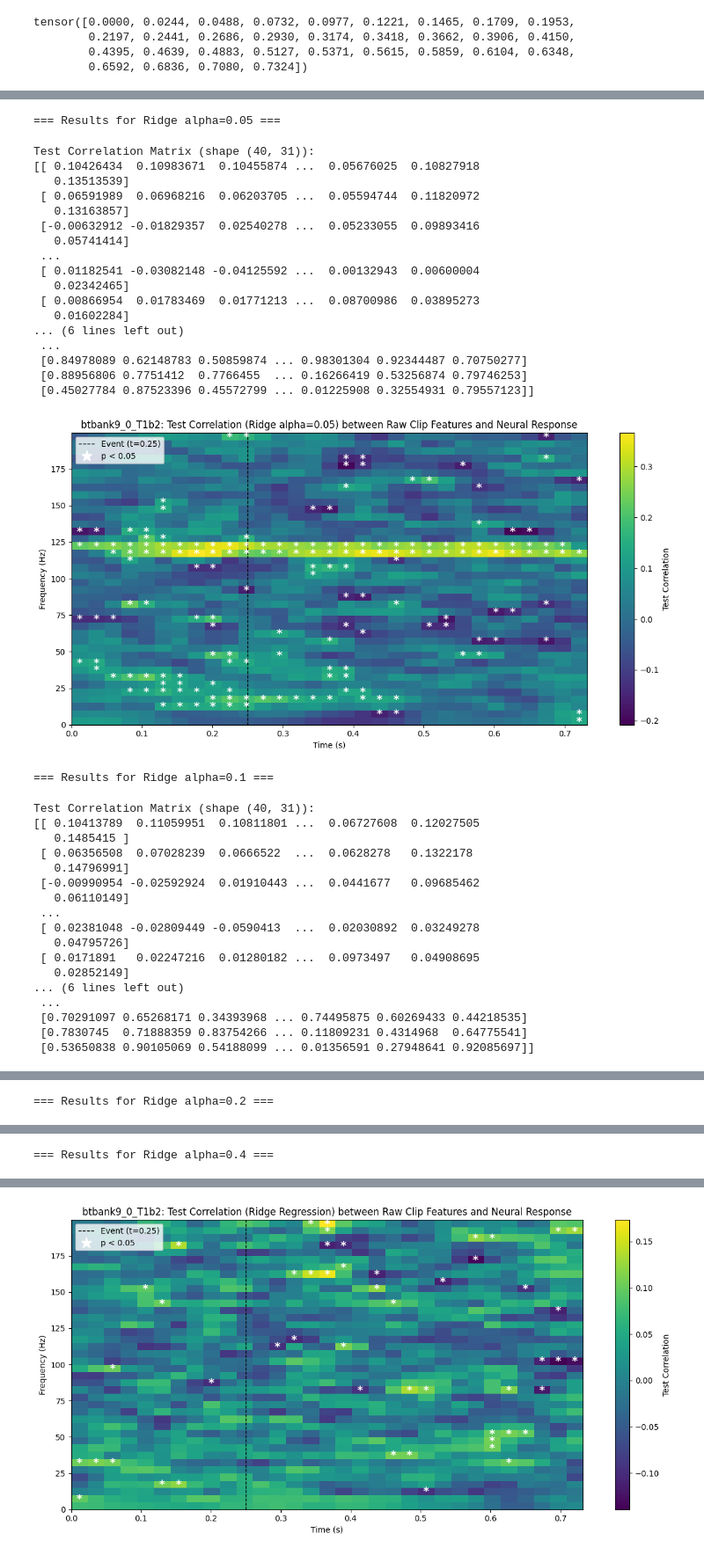
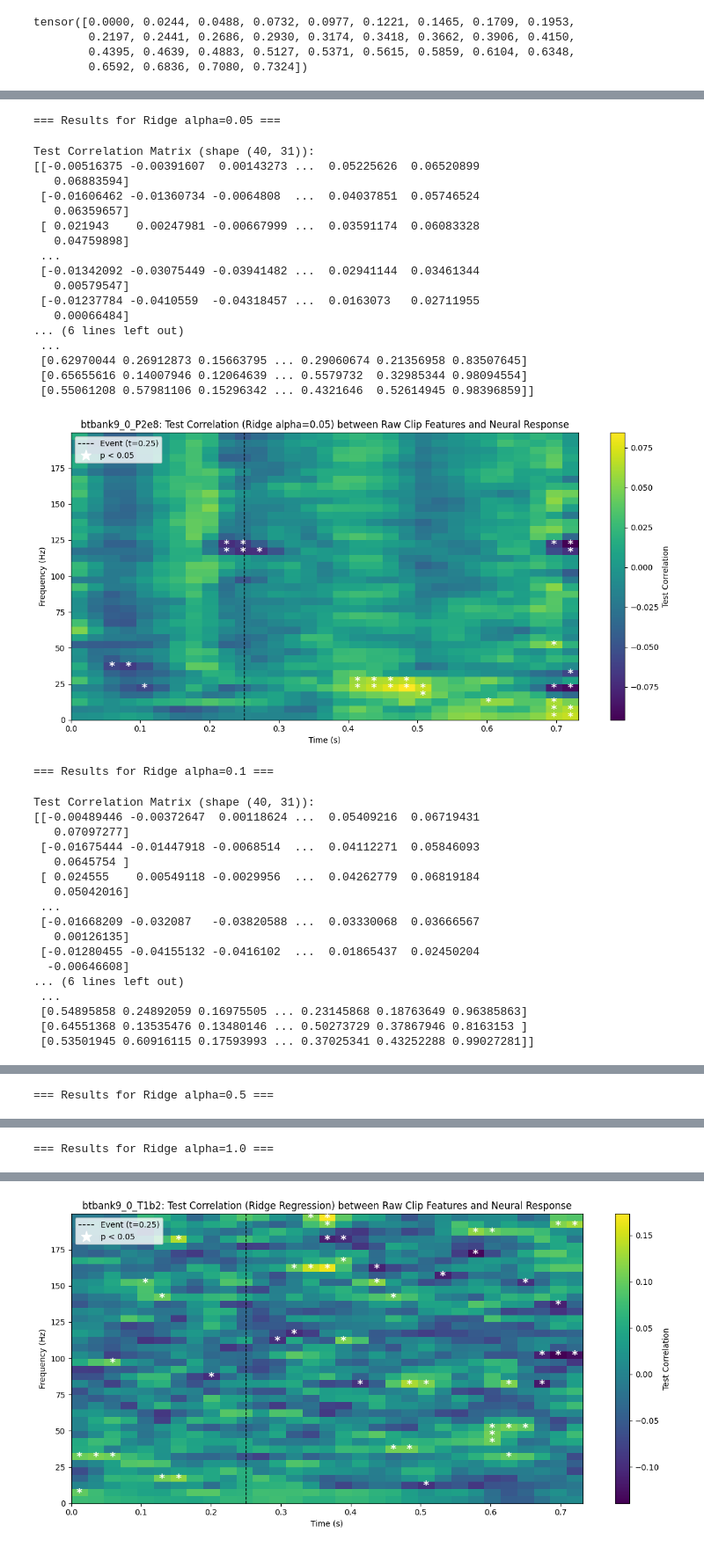
Before and after one commit to azaho/bfm, a Jupyter notebook: analyses/inimai/clip_neural_regr.ipynb, the cells around one changed output, grey strips where cells are left out. Shown at 88% size. Saved outputs shown, nothing was run; the diff lists cells and outputs as text; code cells hidden in the pictures.

```diff
--- a/analyses/inimai/clip_neural_regr.ipynb
+++ b/analyses/inimai/clip_neural_regr.ipynb
@@ -153,7 +153,7 @@ trigs_df = pd.read_csv(trigger_times_file)
 last_trigger_time = trigs_df['movie_time'].iloc[-1]
 safe_end_timestamp = min(timestamps[-2], last_trigger_time - 1.0)  # 1 second buffer
 
-sampled_times = np.arange(0, safe_end_timestamp, 5.0)
+sampled_times = np.arange(0, safe_end_timestamp, 1.0)
 sampled_indices = obtain_neural_data_index(subject_id, trial_id, sampled_times)
 
 # start_idx = obtain_neural_data_index(subject_id, trial_id, np.array([0])).item()
@@ -174,7 +174,8 @@ array([     0,    120,    240, ..., 154646, 154766, 154885])
 # %%
 window_ms = 250
 
-electrode_label = list(unique_electrodes)[1]
+# electrode_label = list(unique_electrodes)[1]
+electrode_label = 'P2e8'
 windowed_neural_data = []
 
 for t in tqdm(sampled_times):
@@ -378,7 +469,10 @@ test_correlation_matrix = np.zeros((n_freqs, n_timebins))
 test_pval_matrix = np.zeros((n_freqs, n_timebins))
 
 n_samples = X.shape[0]
-train_idx, test_idx = train_test_split(np.arange(n_samples), test_size=0.2, random_state=42)
+# Use consecutive points for train and test: first 80% train, last 20% test
+split_idx = int(n_samples * 0.8)
+train_idx = np.arange(0, split_idx)
+test_idx = np.arange(split_idx, n_samples)
 
 # Fit scaler on training data only, apply to both train and test
 scaler = StandardScaler()
@@ -453,9 +547,9 @@ n_timebins = y_spectrogram.shape[2]
 n_freqs = y_spectrogram.shape[3]
 
 n_samples = X.shape[0]
-train_idx, test_idx = train_test_split(np.arange(n_samples), test_size=0.2, random_state=42)
+# train_idx, test_idx = train_test_split(np.arange(n_samples), test_size=0.2, random_state=42)
 
-alpha_values = [0.05, 0.1, 0.2, 0.4, 0.8, 1.0]
+alpha_values = [0.05, 0.1, 0.5, 1.0, 10.0]
 
 for alpha in alpha_values:
     print(f"\n=== Results for Ridge alpha={alpha} ===")
@@ -506,62 +600,62 @@ for alpha in alpha_values:
         freq_bins[0].item() if hasattr(freq_bins[0], 'item') else freq_bins[0],
         freq_bins[-1].item() if hasattr(freq_bins[-1], 'item') else freq_bins[-1],
         test_correlation_matrix.shape[0] + 1
     )
     time_centers = (time_edges[:-1] + time_edges[1:]) / 2
     freq_centers = (freq_edges[:-1] + freq_edges[1:]) / 2 - 0.3
 
     for y, x in zip(star_y, star_x):
         plt.text(
             time_centers[x], freq_centers[y], '*',
             color='white', fontsize=14, ha='center', va='center', fontweight='bold'
         )
 
     event_time = 0.25
     event_line = plt.axvline(event_time, color='black', linestyle='--', linewidth=1, label='Event (t=0.25)')
     asterisk_handle = Line2D([0], [0], marker='*', color='w', linestyle='None', markersize=14, markerfacecolor='w', label='p < 0.05')
 
     plt.colorbar(im, label='Test Correlation')
     plt.xlabel('Time (s)')
     plt.ylabel('Frequency (Hz)')
     plt.title(f'btbank{subject_id}_{trial_id}_{electrode_label}: Test Correlation (Ridge alpha={alpha}) between Raw Clip Features and Neural Response')
     plt.legend(handles=[event_line, asterisk_handle], loc='upper left', frameon=True)
     plt.tight_layout()
     plt.show()
 # %% [output]
 === Results for Ridge alpha=0.05 ===
 Test Correlation Matrix (shape (40, 31)):
-[[ 0.10426434  0.10983671  0.10455874 ...  0.05676025  0.10827918
-   0.13513539]
- [ 0.06591989  0.06968216  0.06203705 ...  0.05594744  0.11820972
-   0.13163857]
- [-0.00632912 -0.01829357  0.02540278 ...  0.05233055  0.09893416
-   0.05741414]
+[[-0.00516375 -0.00391607  0.00143273 ...  0.05225626  0.06520899
+   0.06883594]
+ [-0.01606462 -0.01360734 -0.0064808  ...  0.04037851  0.05746524
+   0.06359657]
+ [ 0.021943    0.00247981 -0.00667999 ...  0.03591174  0.06083328
+   0.04759898]
  ...
- [ 0.01182541 -0.03082148 -0.04125592 ...  0.00132943  0.00600004
-   0.02342465]
- [ 0.00866954  0.01783469  0.01771213 ...  0.08700986  0.03895273
-   0.01602284]
+ [-0.01342092 -0.03075449 -0.03941482 ...  0.02941144  0.03461344
+   0.00579547]
+ [-0.01237784 -0.0410559  -0.04318457 ...  0.0163073   0.02711955
+   0.00066484]
 ... (6 lines left out)
  ...
- [0.84978089 0.62148783 0.50859874 ... 0.98301304 0.92344487 0.70750277]
- [0.88956806 0.7751412  0.7766455  ... 0.16266419 0.53256874 0.79746253]
- [0.45027784 0.87523396 0.45572799 ... 0.01225908 0.32554931 0.79557123]]
+ [0.62970044 0.26912873 0.15663795 ... 0.29060674 0.21356958 0.83507645]
+ [0.65655616 0.14007946 0.12064639 ... 0.5579732  0.32985344 0.98094554]
+ [0.55061208 0.57981106 0.15296342 ... 0.4321646  0.52614945 0.98396859]]
-[figure, old version]
+[figure, new version]
 === Results for Ridge alpha=0.1 ===
 Test Correlation Matrix (shape (40, 31)):
-[[ 0.10413789  0.11059951  0.10811801 ...  0.06727608  0.12027505
-   0.1485415 ]
- [ 0.06356508  0.07028239  0.0666522  ...  0.0628278   0.1322178
-   0.14796991]
- [-0.00990954 -0.02592924  0.01910443 ...  0.0441677   0.09685462
-   0.06110149]
+[[-0.00489446 -0.00372647  0.00118624 ...  0.05409216  0.06719431
+   0.07097277]
+ [-0.01675444 -0.01447918 -0.0068514  ...  0.04112271  0.05846093
+   0.0645754 ]
+ [ 0.024555    0.00549118 -0.0029956  ...  0.04262779  0.06819184
+   0.05042016]
  ...
- [ 0.02381048 -0.02809449 -0.0590413  ...  0.02030892  0.03249278
-   0.04795726]
- [ 0.0171891   0.02247216  0.01280182 ...  0.0973497   0.04908695
-   0.02852149]
+ [-0.01668209 -0.032087   -0.03820588 ...  0.03330068  0.03666567
+   0.00126135]
+ [-0.01280455 -0.04155132 -0.0416102  ...  0.01865437  0.02450204
+  -0.00646608]
 ... (6 lines left out)
  ...
- [0.70291097 0.65268171 0.34393968 ... 0.74495875 0.60269433 0.44218535]
- [0.7830745  0.71888359 0.83754266 ... 0.11809231 0.4314968  0.64775541]
- [0.53650838 0.90105069 0.54188099 ... 0.01356591 0.27948641 0.92085697]]
+ [0.54895858 0.24892059 0.16975505 ... 0.23145868 0.18763649 0.96385863]
+ [0.64551368 0.13535476 0.13480146 ... 0.50273729 0.37867946 0.8163153 ]
+ [0.53501945 0.60916115 0.17593993 ... 0.37025341 0.43252288 0.99027281]]
@@ -569,2 +663,2 @@ Test Correlation Matrix (shape (40, 31)):
-=== Results for Ridge alpha=0.2 ===
+=== Results for Ridge alpha=0.5 ===
 Test Correlation Matrix (shape (40, 31)):
@@ -588,2 +682,2 @@ Test Correlation Matrix (shape (40, 31)):
-=== Results for Ridge alpha=0.4 ===
+=== Results for Ridge alpha=1.0 ===
 Test Correlation Matrix (shape (40, 31)):
```
Also changed, not shown: parts of 10 cells of this notebook.
